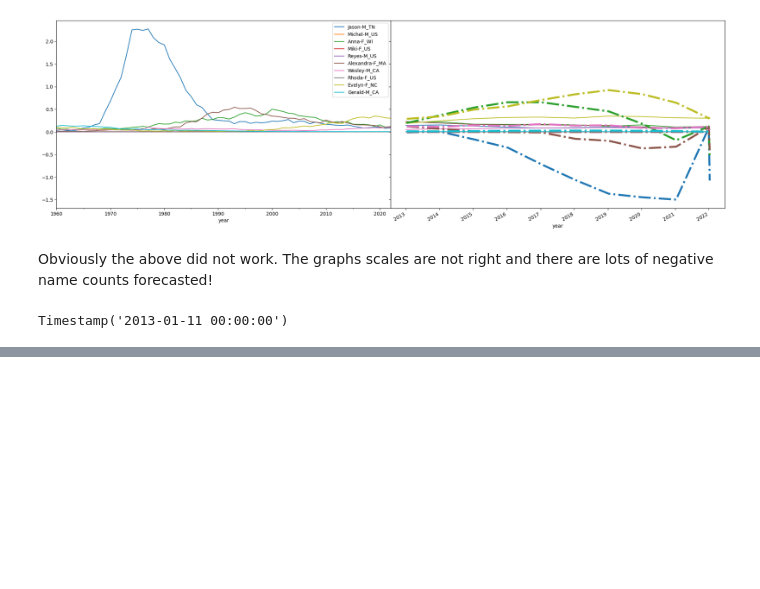
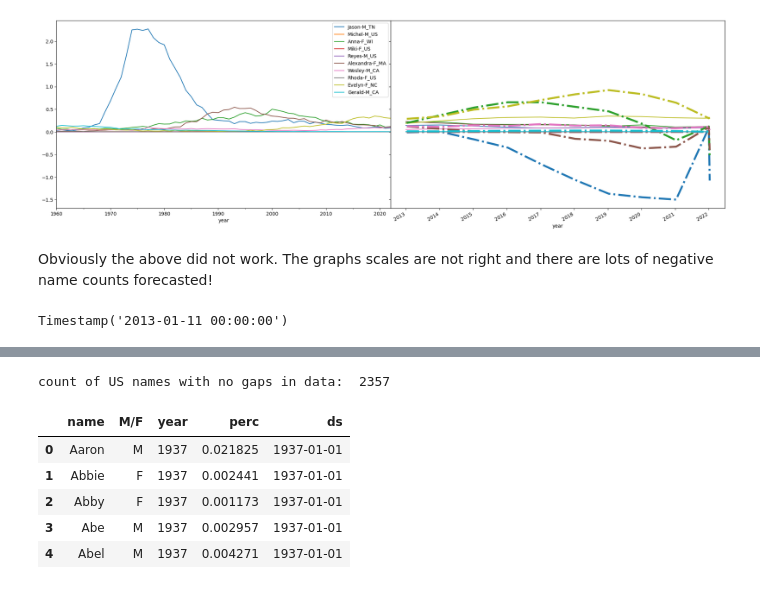
Before and after one commit to paulsch1/capstone, a Jupyter notebook: cap3_trends.ipynb, the cells around one changed output, grey strips where cells are left out. Saved outputs shown, nothing was run; the diff lists cells and outputs as text; code cells hidden in the pictures; blank space fills up the shorter version.

```diff
--- a/cap3_trends.ipynb
+++ b/cap3_trends.ipynb
@@ -901,0 +817,7 @@ zzz.head()
+# %%
+# how many names in the US have been in the data for every year?
+df_US_continuous = df_US.pivot_table(values='perc', index=['name', 'M/F'], columns='year').reset_index()
+df_US_continuous = df_US_continuous.dropna(axis=0)
+print('count of US names with no gaps in data: ', df_US_continuous.shape[0])
+# %% [output]
+count of US names with no gaps in data:  2357
@@ -901,0 +831,10 @@ zzz.head()
+# %%
+df_US_continuous['ds'] = pd.to_datetime(df_US_continuous['year'], format='%Y')
+df_US_continuous.head()
+# %% [output]
+|  | name | M/F | year | perc | ds |
+| 0 | Aaron | M | 1937 | 0.021825 | 1937-01-01 |
+| 1 | Abbie | F | 1937 | 0.002441 | 1937-01-01 |
+| 2 | Abby | F | 1937 | 0.001173 | 1937-01-01 |
+| 3 | Abe | M | 1937 | 0.002957 | 1937-01-01 |
+| 4 | Abel | M | 1937 | 0.004271 | 1937-01-01 |
```
Also changed, not shown: parts of 54 cells of this notebook, 1 other file.
